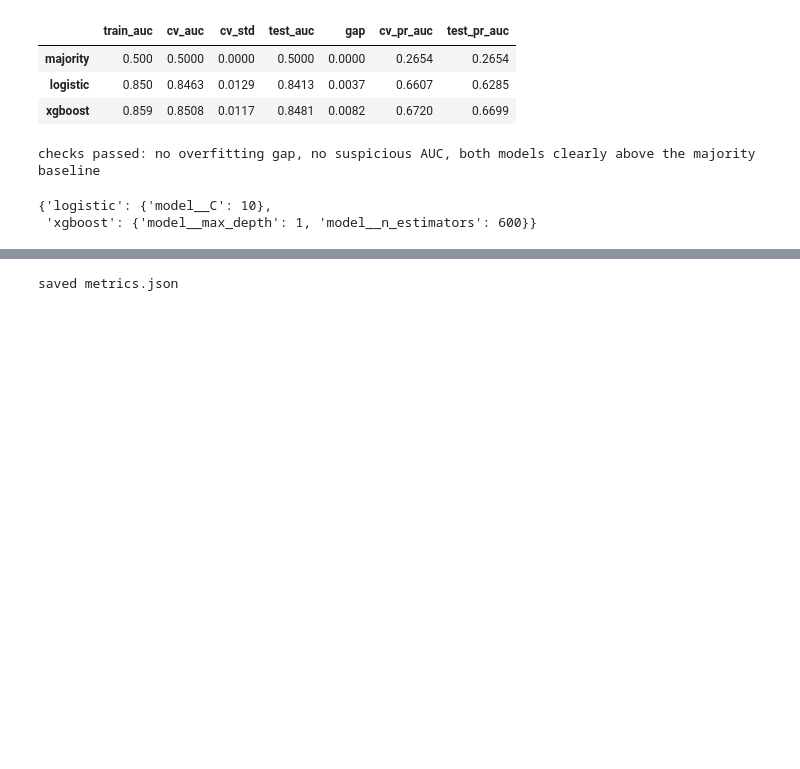
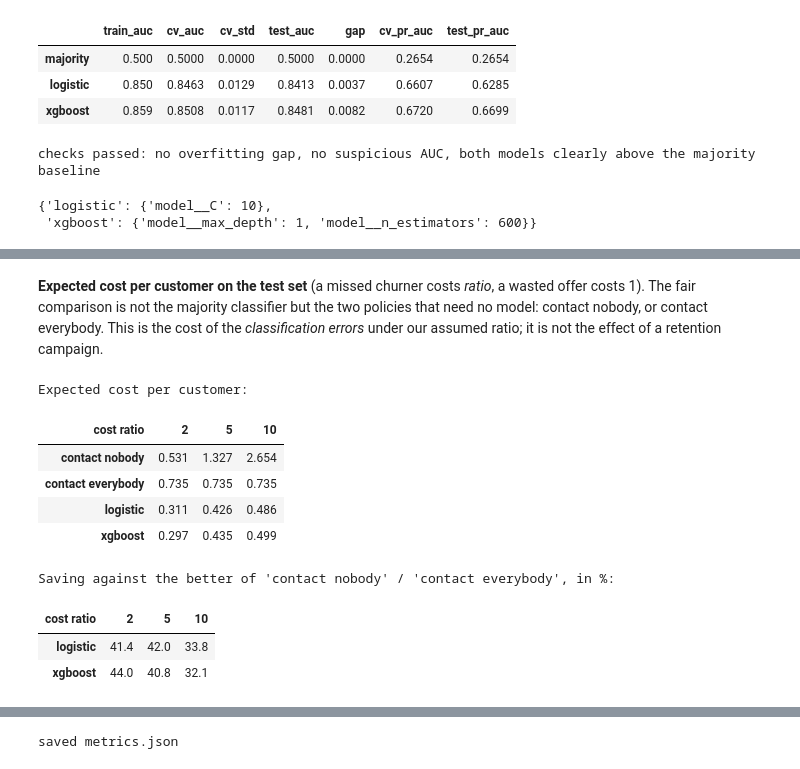
Before and after one commit to ndelval/xai-final-project, a Jupyter notebook: notebooks/01_model.ipynb, the cells around one changed output, grey strips where cells are left out. Cells and saved outputs as stored; diff of their text form; code cells hidden in the pictures; blank space fills up the shorter version.

```diff
--- a/notebooks/01_model.ipynb
+++ b/notebooks/01_model.ipynb
@@ -136,0 +191,31 @@ final = {name: clone(est).fit(X_train, y_train) for name, est in models.items()
+# %% [markdown]
+**Expected cost per customer on the test set** (a missed churner costs *ratio*, a wasted offer costs 1). The
+fair comparison is not the majority classifier but the two policies that need no model: contact nobody, or
+contact everybody. This is the cost of the *classification errors* under our assumed ratio; it is not the
+effect of a retention campaign.
+# %%
+everybody = np.ones(len(y_test))
+nobody = np.zeros(len(y_test))
+cost = pd.DataFrame({r: {"contact nobody": expected_cost(y_test, nobody, r),
+                         "contact everybody": expected_cost(y_test, everybody, r),
+                         **{name: expected_cost(y_test, proba_test[name] >= thresholds.loc[r, name], r)
+                            for name in tuned_names}}
+                     for r in COST_RATIOS})
+cost.columns.name = "cost ratio"
+best_policy_without_a_model = cost.loc[["contact nobody", "contact everybody"]].min()
+saving = (1 - cost.loc[tuned_names] / best_policy_without_a_model).mul(100)
+print("Expected cost per customer:")
+display(cost.round(3))
+print("Saving against the better of 'contact nobody' / 'contact everybody', in %:")
+display(saving.round(1))
+# %% [output]
+Expected cost per customer:
+| cost ratio | 2 | 5 | 10 |
+| contact nobody | 0.531 | 1.327 | 2.654 |
+| contact everybody | 0.735 | 0.735 | 0.735 |
+| logistic | 0.311 | 0.426 | 0.486 |
+| xgboost | 0.297 | 0.435 | 0.499 |
+Saving against the better of 'contact nobody' / 'contact everybody', in %:
+| cost ratio | 2 | 5 | 10 |
+| logistic | 41.4 | 42.0 | 33.8 |
+| xgboost | 44.0 | 40.8 | 32.1 |
```
Also changed, not shown: parts of 14 cells of this notebook, 9 other files.
